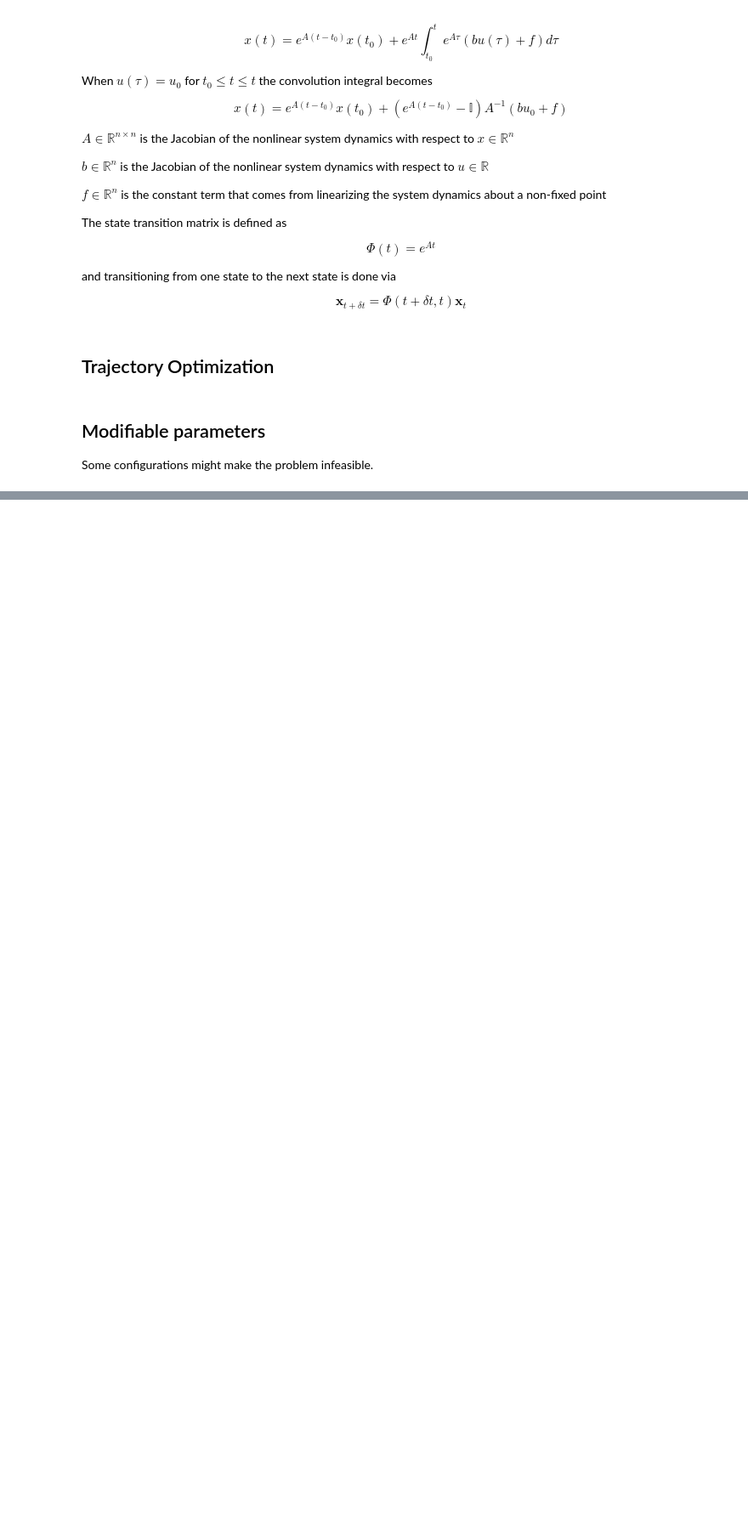
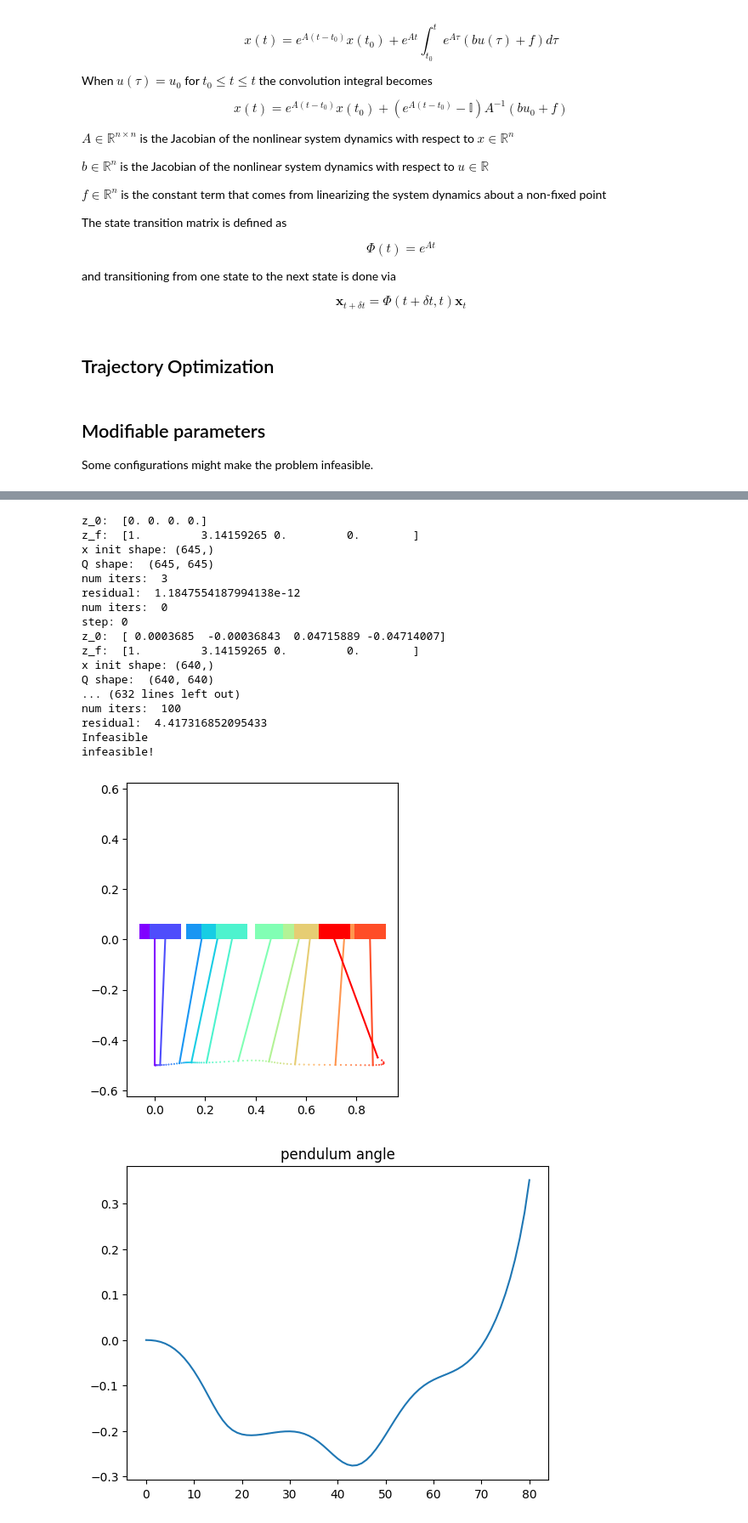
Before and after one commit to therealjtgill/traj_opt, a Jupyter notebook: cartpole_traj_opt.ipynb, the cells around one changed output, grey strips where cells are left out. Shown at 85% size. Saved outputs shown, nothing was run; the diff lists cells and outputs as text; code cells hidden in the pictures; blank space fills up the shorter version.

Commit message:
Very rough first cut at MPC with only one relinarization and a decreasing number of decision variables each frame.

```diff
--- a/cartpole_traj_opt.ipynb
+++ b/cartpole_traj_opt.ipynb
@@ -1023,3 +1015,67 @@ def find_feasible_times():
     print("Good times for swing-up:", good_ts)
 # %%
 #find_feasible_times()
+# %%
+def mpc_maybe(z_init: np.ndarray, z_final: np.ndarray, T: float, N: int):
+   '''
+   N = Number of timesteps
+   T = Total amount of time
+   '''
+
+   zs = []
+   zs.append(copy.copy(z_init))
+   dt = 0.01
+
+   # for i in range(int(t_max / dt)):
+   #    zs.append(rk4(zs[-1], dt * i, dt, const_force_dynamics))
+
+   control_weighting = np.ones(N + 1)
+
+   u_min = -300.0
+   u_max = 300.0
+
+   m_pend = 1.0
+   m_cart = 0.3
+   l_pend = 0.5
+
+   # This will be used for all timesteps
+   dt = T / N
+
+   t = 0.0
+   for i in range(N):
+      control_weighting = np.ones(N + 1 - i)
+      num_collocation_points = (N - i)
+      feasible, inputs, states = cartpole_trajectory_optimizer(num_collocation_points, T - dt * i, control_weighting, u_min, u_max, zs[-1], z_final, m_pend, m_cart, l_pend, filename="default_config", plot_stuff=False)
+      if not feasible:
+         print("infeasible!")
+         break
+      # need to integrate nonlinear equations
+      u_zoh = inputs[0]
+      zoh_input_dynamics = lambda t, y: cartpole_dynamics(t, y, u_zoh, u_max)
+      zs.append(rk4(zs[-1], dt * i, dt, zoh_input_dynamics))
+      t += dt * i
+      print("step:", i)
+
+   plot_pendulum_time_sequence(zs, l_pend, 8)
+# %%
+mpc_maybe(z_0, z_final, T, N)
+# %% [output]
+z_0:  [0. 0. 0. 0.]
+z_f:  [1.         3.14159265 0.         0.        ]
+x init shape: (645,)
+Q shape:  (645, 645)
+num iters:  3
+residual:  1.1847554187994138e-12
+num iters:  0
+step: 0
+z_0:  [ 0.0003685  -0.00036843  0.04715889 -0.04714007]
+z_f:  [1.         3.14159265 0.         0.        ]
+x init shape: (640,)
+Q shape:  (640, 640)
+... (632 lines left out)
+num iters:  100
+residual:  4.417316852095433
+Infeasible
+infeasible!
+[figure, added]
+[figure, added]
```
Also changed, not shown: parts of 7 cells of this notebook.
